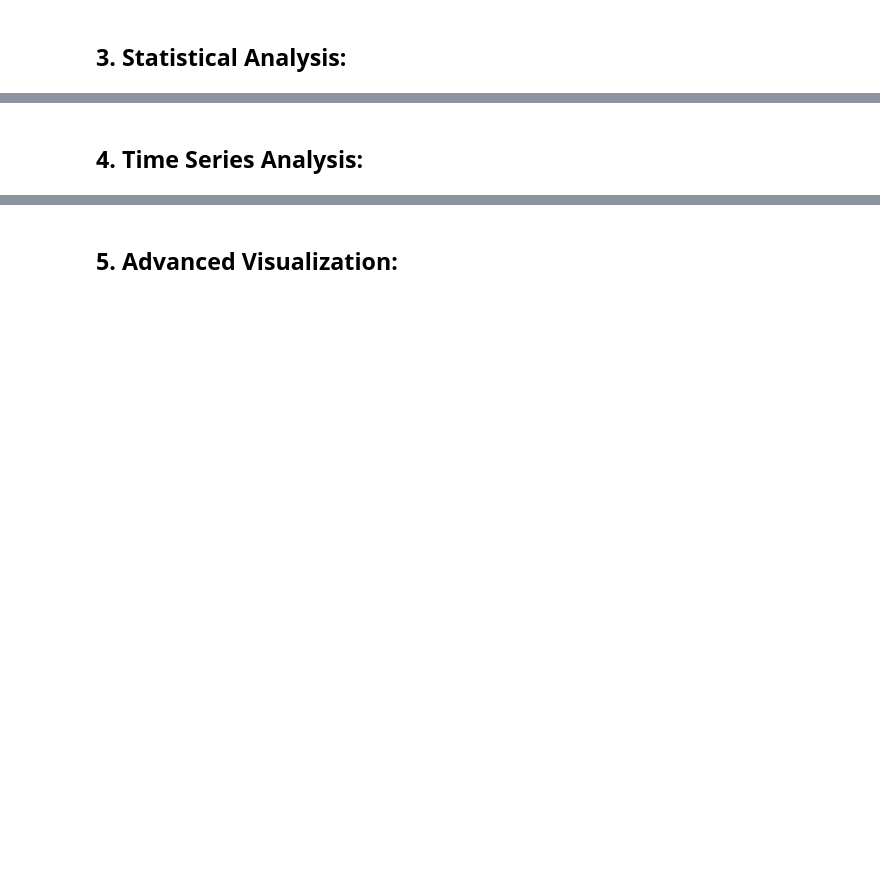
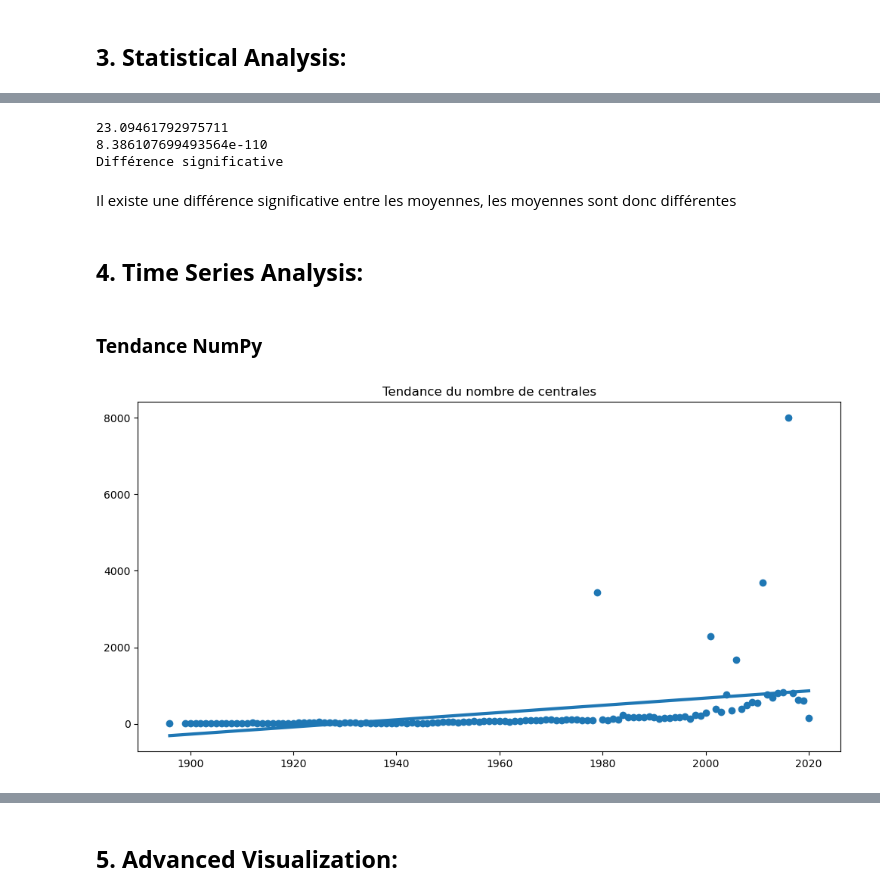
Before and after one commit to CyriacAssan79/DI-Bootcamp, a Jupyter notebook: Week3/day2/DailyChallenge/DailyChallenge.ipynb, the cells around one changed output, grey strips where cells are left out. Cells and saved outputs as stored; diff of their text form; code cells hidden in the pictures; blank space fills up the shorter version.

```diff
--- a/Week3/day2/DailyChallenge/DailyChallenge.ipynb
+++ b/Week3/day2/DailyChallenge/DailyChallenge.ipynb
@@ -201,2 +755,46 @@ df['estimated_generation_gwh_2017'] = df['estimated_generation_gwh_2017'].fillna
+# %%
+t_stat, p_value = ttest_ind(
+    coal,
+    gas,
+    equal_var=False
+)
+
+print(t_stat)
+print(p_value)
+
+if p_value < 0.05:
+    print("Différence significative")
+else:
+    print("Pas de différence significative")
+# %% [output]
+23.09461792975711
+8.386107699493564e-110
+Différence significative
+# %% [markdown]
+Il existe une différence significative entre les moyennes, les moyennes sont donc différentes
 # %% [markdown]
 ## **4. Time Series Analysis:**
+# %%
+group_year = df.groupby("commissioning_year").size()
+# %% [markdown]
+### **Tendance NumPy**
+# %%
+years = group_year.index.values
+counts = group_year.values
+
+coef = np.polyfit(years, counts, 1)
+
+trend = np.poly1d(coef)
+
+plt.figure(figsize=(12,6))
+
+plt.scatter(years, counts)
+
+plt.plot(years,
+         trend(years),
+         linewidth=3)
+
+plt.title("Tendance du nombre de centrales")
+plt.show()
+# %% [output]
+[figure, added]
```
Also changed, not shown: parts of 83 cells of this notebook.
